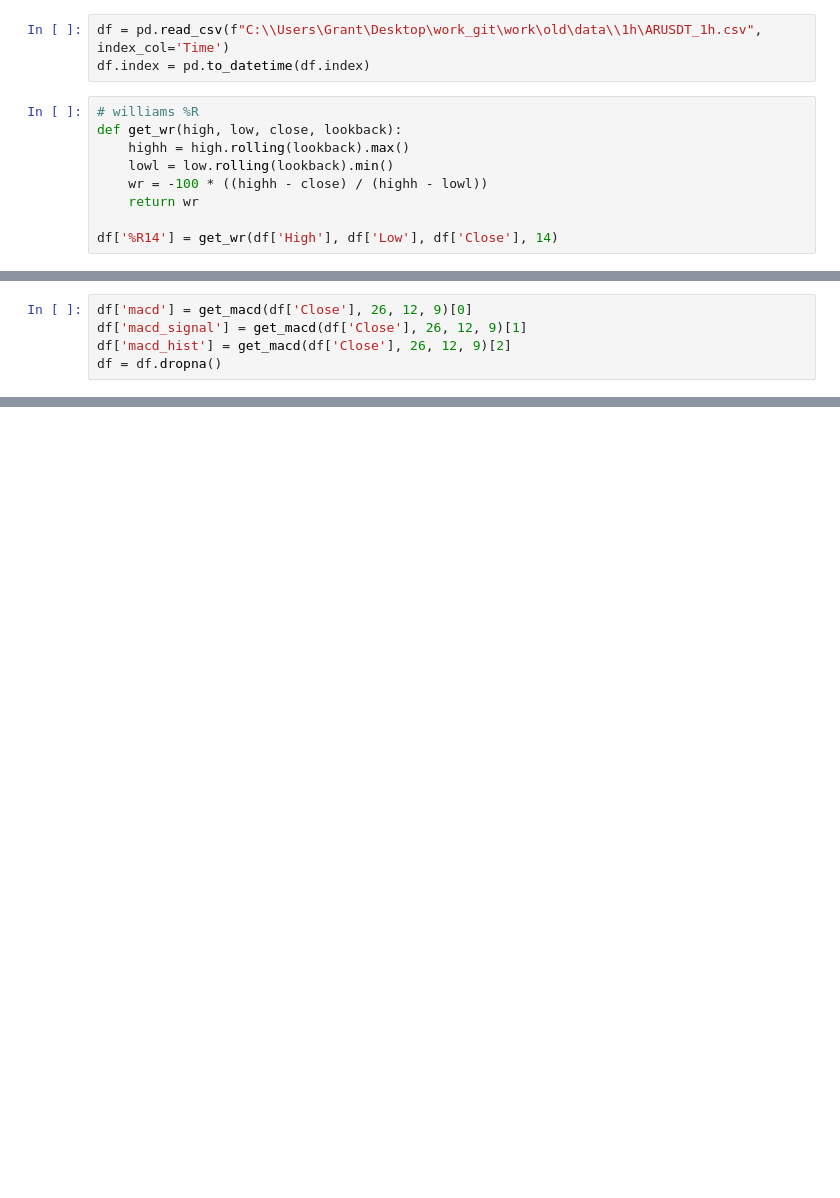
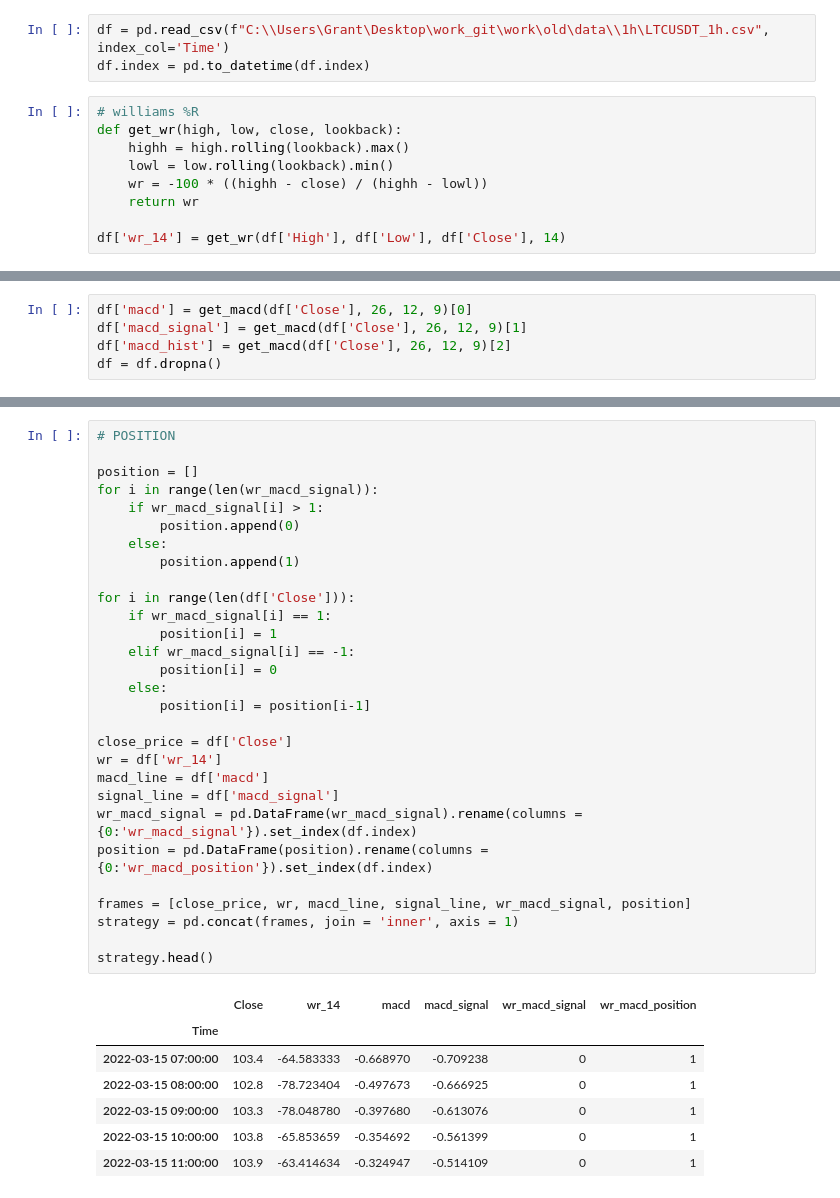
Before and after one commit to elcreek/work, a Jupyter notebook: macd_%R.ipynb, the cells around one changed output, grey strips where cells are left out. Cells and saved outputs as stored; diff of their text form; blank space fills up the shorter version.

```diff
--- a/macd_%R.ipynb
+++ b/macd_%R.ipynb
@@ -9,7 +9,7 @@ from termcolor import colored as cl
 plt.style.use('fivethirtyeight')
 plt.rcParams['figure.figsize'] = (20,10)
 # %%
-df = pd.read_csv(f"C:\\Users\Grant\Desktop\work_git\work\old\data\\1h\ARUSDT_1h.csv", index_col='Time')
+df = pd.read_csv(f"C:\\Users\Grant\Desktop\work_git\work\old\data\\1h\LTCUSDT_1h.csv", index_col='Time')
 df.index = pd.to_datetime(df.index)
 # %%
 # williams %R
@@ -19,7 +19,7 @@ def get_wr(high, low, close, lookback):
     wr = -100 * ((highh - close) / (highh - lowl))
     return wr
 
-df['%R14'] = get_wr(df['High'], df['Low'], df['Close'], 14)
+df['wr_14'] = get_wr(df['High'], df['Low'], df['Close'], 14)
 # %%
 def get_macd(price, fast, slow, smooth):
     exp1 = price.ewm(span = fast, adjust=False).mean()
@@ -55,0 +92,37 @@ df
+# %%
+# POSITION
+
+position = []
+for i in range(len(wr_macd_signal)):
+    if wr_macd_signal[i] > 1:
+        position.append(0)
+    else:
+        position.append(1)
+
+for i in range(len(df['Close'])):
+    if wr_macd_signal[i] == 1:
+        position[i] = 1
+    elif wr_macd_signal[i] == -1:
+        position[i] = 0
+    else:
+        position[i] = position[i-1]
+
+close_price = df['Close']
+wr = df['wr_14']
+macd_line = df['macd']
+signal_line = df['macd_signal']
+wr_macd_signal = pd.DataFrame(wr_macd_signal).rename(columns = {0:'wr_macd_signal'}).set_index(df.index)
+position = pd.DataFrame(position).rename(columns = {0:'wr_macd_position'}).set_index(df.index)
+
+frames = [close_price, wr, macd_line, signal_line, wr_macd_signal, position]
+strategy = pd.concat(frames, join = 'inner', axis = 1)
+
+strategy.head()
+# %% [output]
+|  | Close | wr_14 | macd | macd_signal | wr_macd_signal | wr_macd_position |
+| Time |  |  |  |  |  |  |
+| 2022-03-15 07:00:00 | 103.4 | -64.583333 | -0.668970 | -0.709238 | 0 | 1 |
+| 2022-03-15 08:00:00 | 102.8 | -78.723404 | -0.497673 | -0.666925 | 0 | 1 |
+| 2022-03-15 09:00:00 | 103.3 | -78.048780 | -0.397680 | -0.613076 | 0 | 1 |
+| 2022-03-15 10:00:00 | 103.8 | -65.853659 | -0.354692 | -0.561399 | 0 | 1 |
+| 2022-03-15 11:00:00 | 103.9 | -63.414634 | -0.324947 | -0.514109 | 0 | 1 |
```
Also changed, not shown: parts of 4 cells of this notebook, 5 other files.
